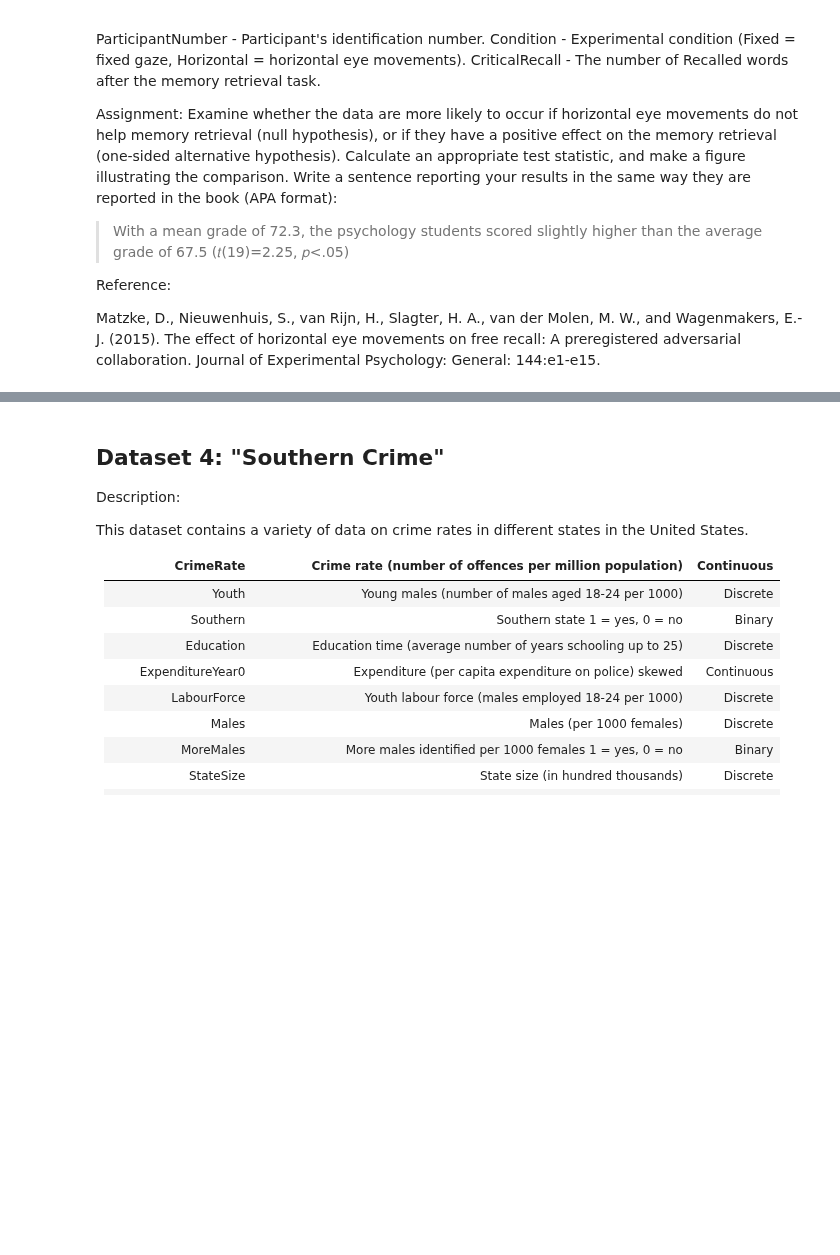
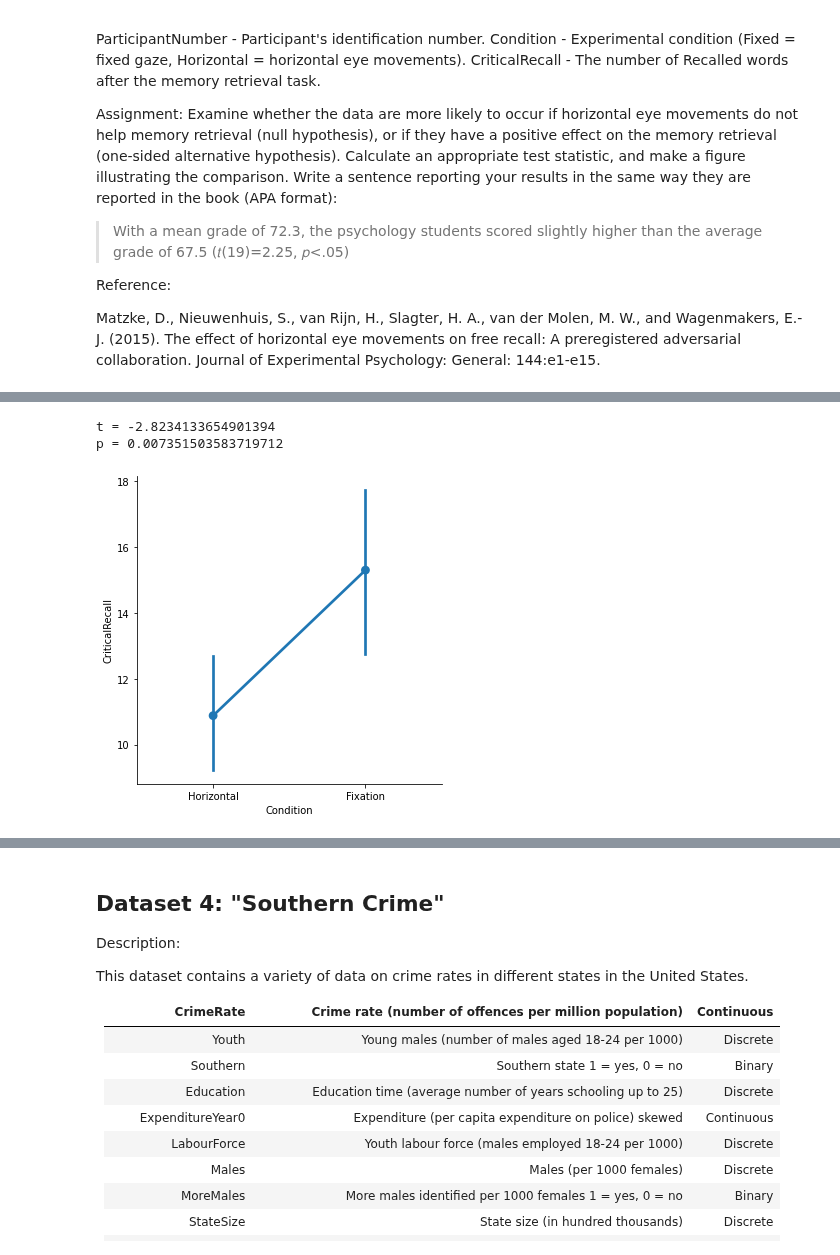
Before and after one commit to ethanweed/ExPsyLing, a Jupyter notebook: 2021/Notebooks/Lab_08_t-tests-solutions.ipynb, the cells around one changed output, grey strips where cells are left out. Cells and saved outputs as stored; diff of their text form; code cells hidden in the pictures; blank space fills up the shorter version.

```diff
--- a/2021/Notebooks/Lab_08_t-tests-solutions.ipynb
+++ b/2021/Notebooks/Lab_08_t-tests-solutions.ipynb
@@ -122,3 +123,22 @@ t, p
+# %%
+Horizontal = pd.DataFrame(df.loc[df['Condition'] == 'Horizontal']['CriticalRecall'])
+Fixation = pd.DataFrame(df.loc[df['Condition'] == 'Fixation']['CriticalRecall'])
+
+
+
+from scipy import stats
+t, p = stats.ttest_ind(Horizontal['CriticalRecall'], Fixation['CriticalRecall'], equal_var = False)
+
+print("t =", t)
+print("p =", p)
+# %% [output]
+t = -2.8234133654901394
+p = 0.007351503583719712
+# %%
+
+ax = sns.catplot(x="Condition", y = 'CriticalRecall', kind="point", data = df)
+# %% [output]
+[figure, added]
 # %% [markdown]
 ## Dataset 3: "Laser Blue Jeans"
 
```
Also changed, not shown: parts of 18 cells of this notebook, 2 other files.
